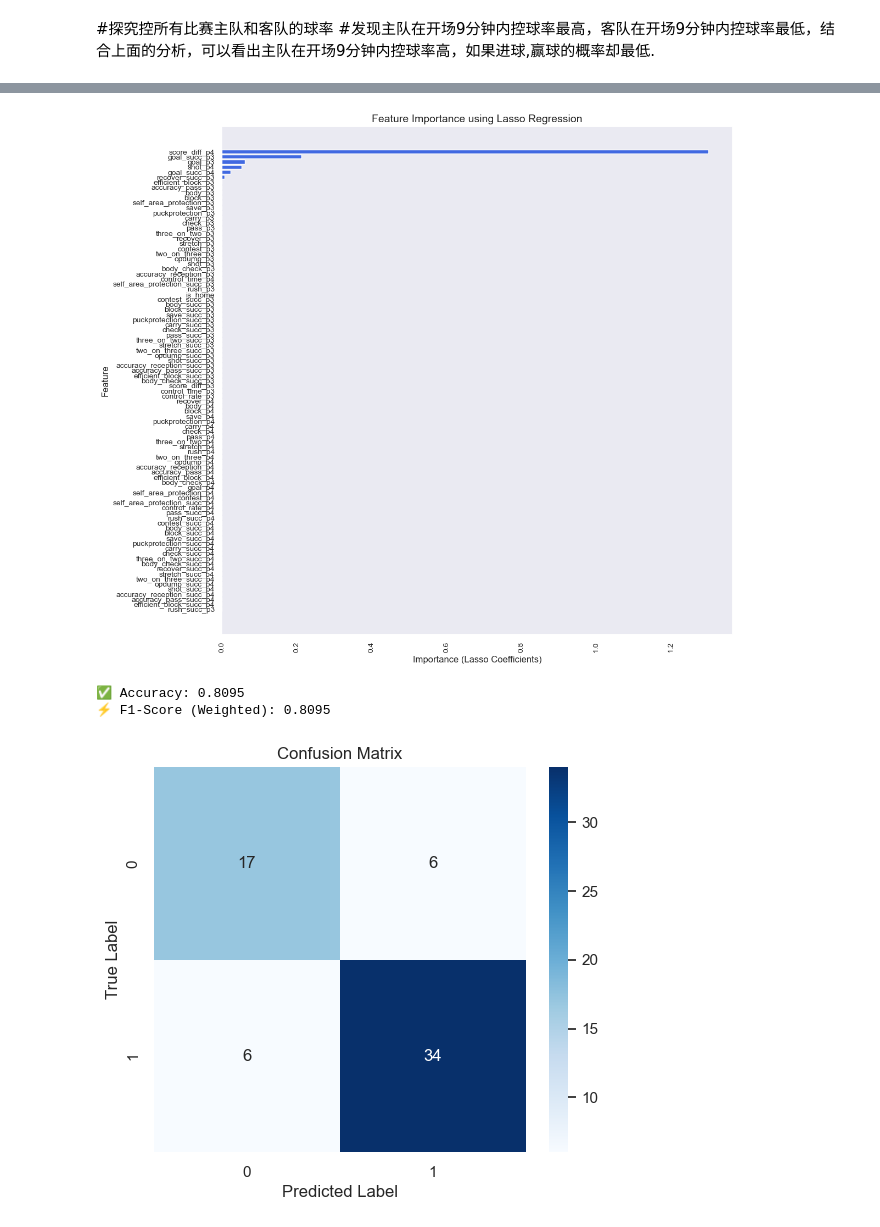
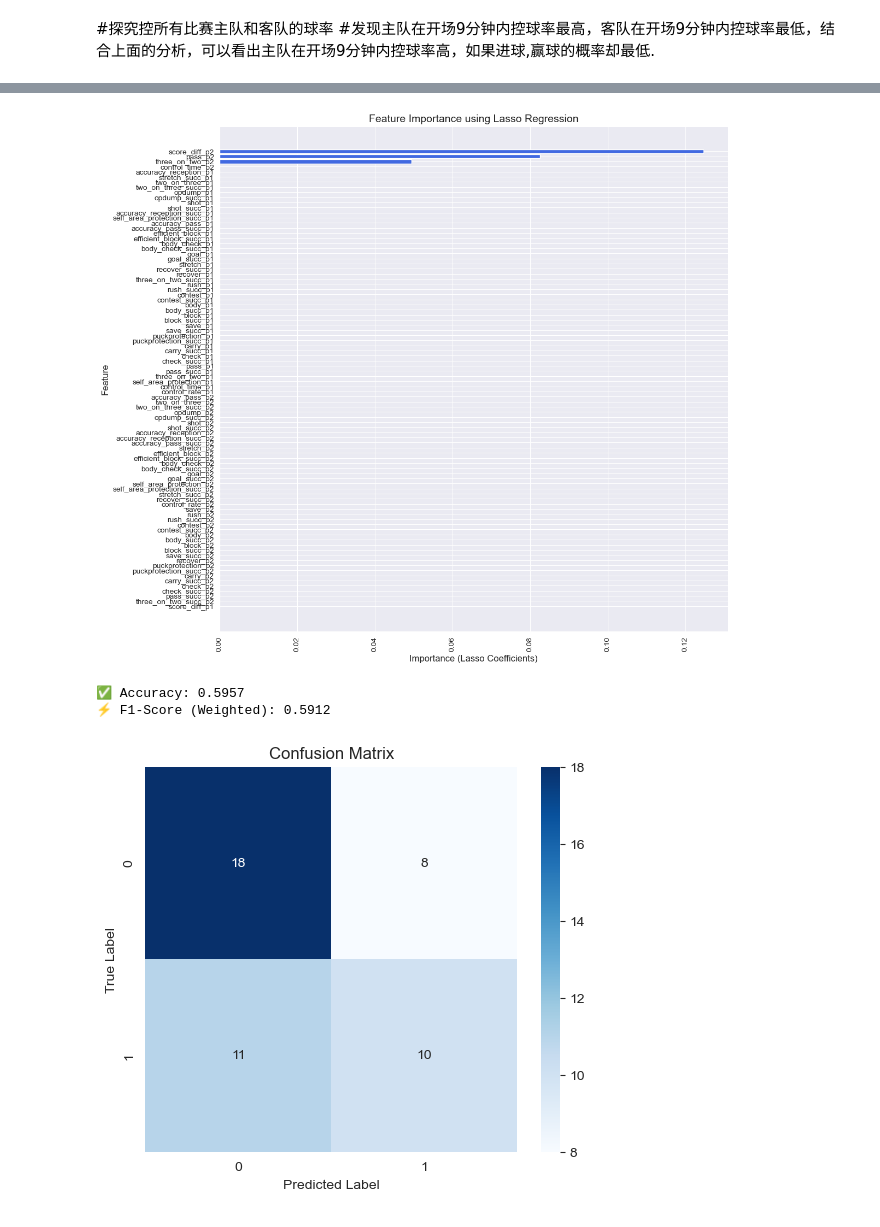
Before and after one commit to orzmlx/Hockey, a Jupyter notebook: Hockey_Analysis.ipynb, the cells around one changed output, grey strips where cells are left out. Saved outputs shown, nothing was run; the diff lists cells and outputs as text; code cells hidden in the pictures.

```diff
--- a/Hockey_Analysis.ipynb
+++ b/Hockey_Analysis.ipynb
@@ -345,13 +337,13 @@ from sklearn.metrics import confusion_matrix, accuracy_score, f1_score
 from sklearn.ensemble import RandomForestRegressor
 from sklearn.metrics import accuracy_score, roc_auc_score, f1_score
 #拿第一阶段的数据作预测
-# X = merge_res.iloc[:,:-1]
-# y = merge_res['win']
+X = merge_res.drop(columns=['win'],inplace=False)
+y = merge_res['win']
 #拿第二阶段的数据作预测
-X = merge_res1.iloc[:,:-1]
-y = merge_res1['win']
+# X = merge_res1.iloc[:,:-1]
+# y = merge_res1['win']
 
-X_train, X_test, y_train, y_test = train_test_split(X, y, test_size=0.2, random_state=42)
+X_train, X_test, y_train, y_test = train_test_split(X, y, test_size=0.3, random_state=42)
 
 
 
@@ -392,37 +384,37 @@ plt.xticks(rotation=90)
 plt.ylabel("Feature", fontsize=12)
 plt.title("Feature Importance using Lasso Regression", fontsize=14)
 plt.xticks(fontsize=10)
 plt.yticks(fontsize=10)  # 缩小特征名称字体
 plt.gca().invert_yaxis()  # 让重要特征排在上面
 plt.show()
 
 # 6. 打印最重要的特征
 # important_features = np.where(feature_importance > 0)[0]
 # print(f"重要特征索引: {sorted_importance}")
 # print(f"对应的 Lasso 重要性系数: {lasso.coef_[sorted_importance]}")
 # 计算准确率 & F1-score
 accuracy = accuracy_score(y_test, y_pred)
 f1 = f1_score(y_test, y_pred, average='weighted')
 
 # 输出评估指标
 print(f"✅ Accuracy: {accuracy:.4f}")
 print(f"⚡ F1-Score (Weighted): {f1:.4f}")
 
 # 绘制混淆矩阵
 conf_matrix = confusion_matrix(y_test.astype(int), y_pred.astype(int))
 labels = np.unique(y_test)  # 确保只显示真实存在的类别
 
 plt.figure(figsize=(6, 5))
 sns.heatmap(conf_matrix, annot=True, fmt="d", cmap="Blues", xticklabels=labels, yticklabels=labels)
 plt.xlabel("Predicted Label")
 plt.ylabel("True Label")
 plt.title("Confusion Matrix")
 plt.show()
 # %% [output]
-[figure, old version]
+[figure, new version]
-✅ Accuracy: 0.8095
-⚡ F1-Score (Weighted): 0.8095
+✅ Accuracy: 0.5957
+⚡ F1-Score (Weighted): 0.5912
-[figure, old version]
+[figure, new version]
 # %%
 # model = xgb.XGBClassifier(objective="multi:softmax",nclass=2,n_estimators=100, random_state=42,
 #                           eval_metric="mlogloss", use_label_encoder=False)
```
Also changed, not shown: parts of 9 cells of this notebook, 1 other file.
